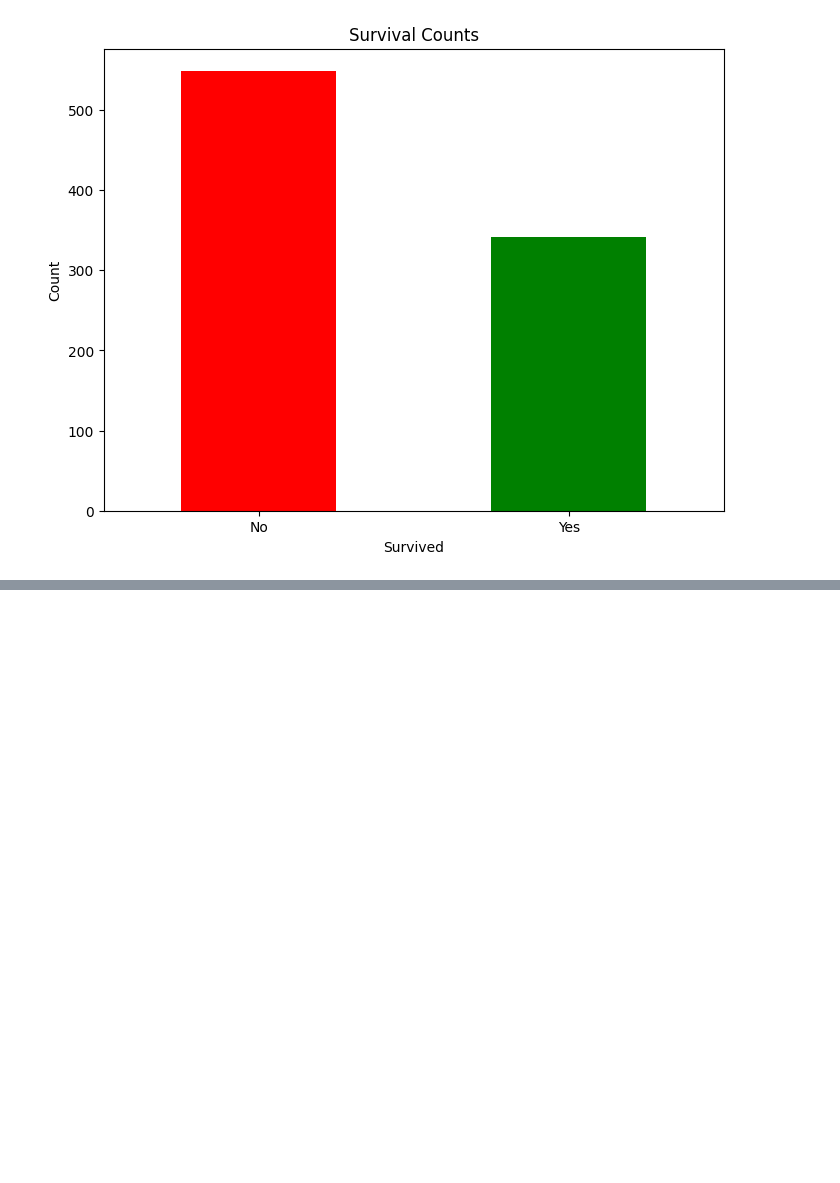
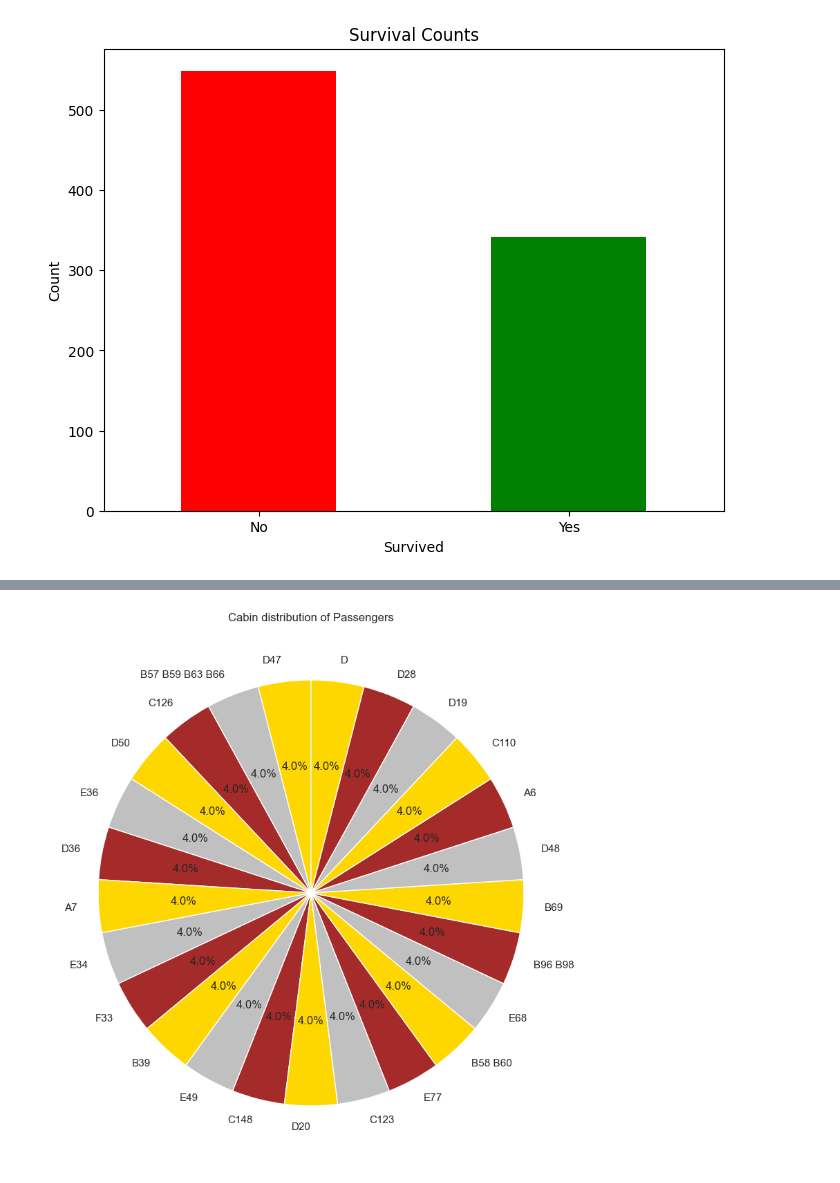
Before and after one commit to sultanaraziamst/pandas, a Jupyter notebook: titanic.ipynb, the cells around one changed output, grey strips where cells are left out. Drawn from its saved outputs; the diff is of its cells as text; code cells hidden in the pictures; blank space fills up the shorter version.

```diff
--- a/titanic.ipynb
+++ b/titanic.ipynb
@@ -396,0 +401,18 @@ plt.show()
+# %%
+
+### For the pie chart:
+
+# Sample 100 rows
+sampled_df = df.sample(n=100, random_state=42)
+
+# Count the Cabin values
+cabin_counts = sampled_df['Cabin'].value_counts()
+
+# Plot the pie chart
+plt.figure(figsize=(10, 10))
+cabin_counts.plot(kind='pie', autopct='%1.1f%%', startangle=90, colors=['gold', 'silver', 'brown'])
+plt.title('Cabin distribution of Passengers')
+plt.ylabel('')
+plt.show()
+# %% [output]
+[figure, added]
```
Also changed, not shown: parts of 3 cells of this notebook.
